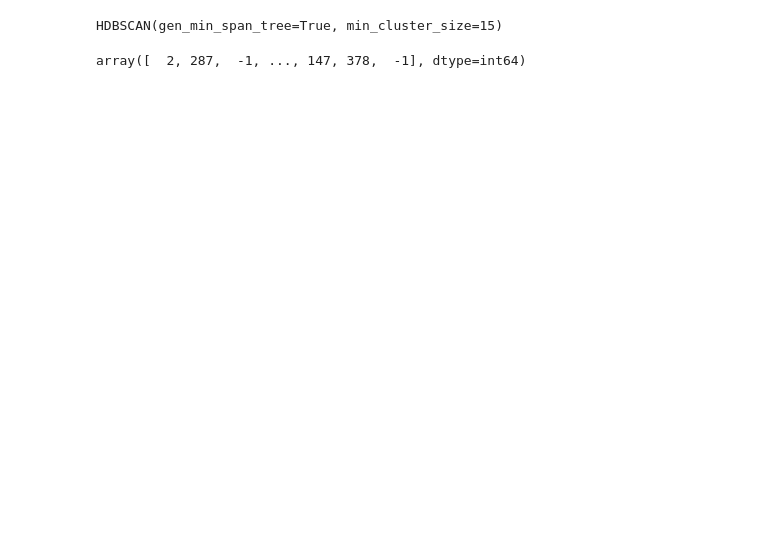
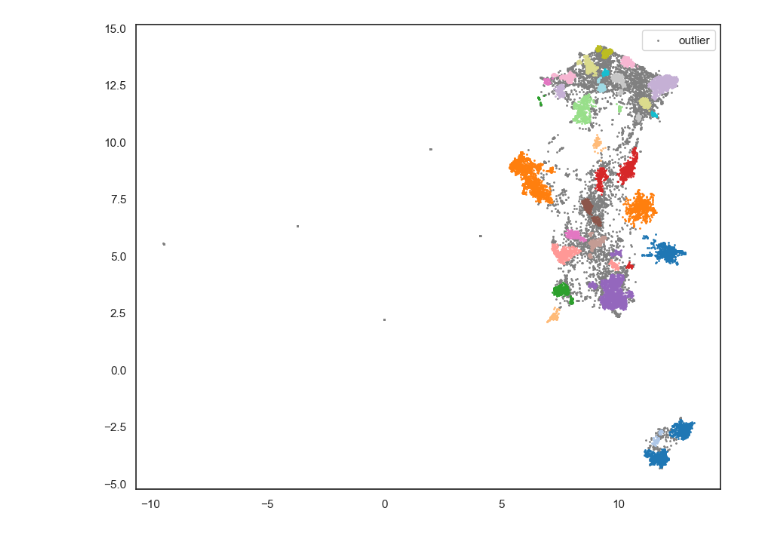
Before and after one commit to ArikReuter/TopicGPT, a Jupyter notebook: src/Clustering/TestClustering.ipynb, the cells around one changed output. Cells and saved outputs as stored; diff of their text form; code cells hidden in the pictures; blank space fills up the shorter version.

```diff
--- a/src/Clustering/TestClustering.ipynb
+++ b/src/Clustering/TestClustering.ipynb
@@ -78,13 +78,0 @@ Type:      function
-# %%
-from sklearn.datasets import make_blobs
-blobs, labels = make_blobs(n_samples=2000, n_features=10)
-clusterer = hdbscan.HDBSCAN(min_cluster_size=15, gen_min_span_tree=True)
-clusterer.fit(blobs)
-# %% [output]
-HDBSCAN(gen_min_span_tree=True, min_cluster_size=15)
-# %%
-# fit hdbscan
-clusterer = hdbscan.HDBSCAN(metric="euclidean", min_cluster_size=10, min_samples=1, cluster_selection_method="eom", prediction_data=True)
-clusterer.fit_predict(ump_embedding.astype(np.float32))
-# %% [output]
-array([  2, 287,  -1, ..., 147, 378,  -1], dtype=int64)
@@ -91 +89,39 @@ array([  2, 287,  -1, ..., 147, 378,  -1], dtype=int64)
+# %%
+def visualize_clusters(embeddings_2d, labels):
+    # Create a color palette, then map the labels to the colors.
+    # We add one to the number of unique labels to account for the noise points labelled as -1.
+    palette = plt.cm.get_cmap("tab20", len(np.unique(labels)) + 1)
+
+    # Create a new figure
+    fig, ax = plt.subplots(figsize=(10, 8))
+
+    outlier_shown_in_legend = False
+
+    # Iterate through all unique labels (clusters and outliers)
+    for label in np.unique(labels):
+        # Find the embeddings that are part of this cluster
+        cluster_points = embeddings_2d[labels == label]
+
+        # If label is -1, these are outliers. We want to display them in grey.
+        if label == -1:
+            color = 'grey'
+            if not outlier_shown_in_legend:
+                ax.scatter(cluster_points[:, 0], cluster_points[:, 1], c=color, label='outlier', s = 1)
+                outlier_shown_in_legend = True
+            else:
+                ax.scatter(cluster_points[:, 0], cluster_points[:, 1], c=color, s = 1)
+        else:
+            color = palette(label)
+            # Plot the points in this cluster without a label to prevent them from showing up in the legend
+            ax.scatter(cluster_points[:, 0], cluster_points[:, 1], c=color, s = 1)
+
+    # Add a legend
+    ax.legend()
+
+    # Show the plot
+    plt.show()
+# %%
+visualize_clusters(ump_embedding2, cluster_labels)
+# %% [output]
+[figure, added]
 # %%
```
Also changed, not shown: parts of 8 cells of this notebook, 8 other files.
